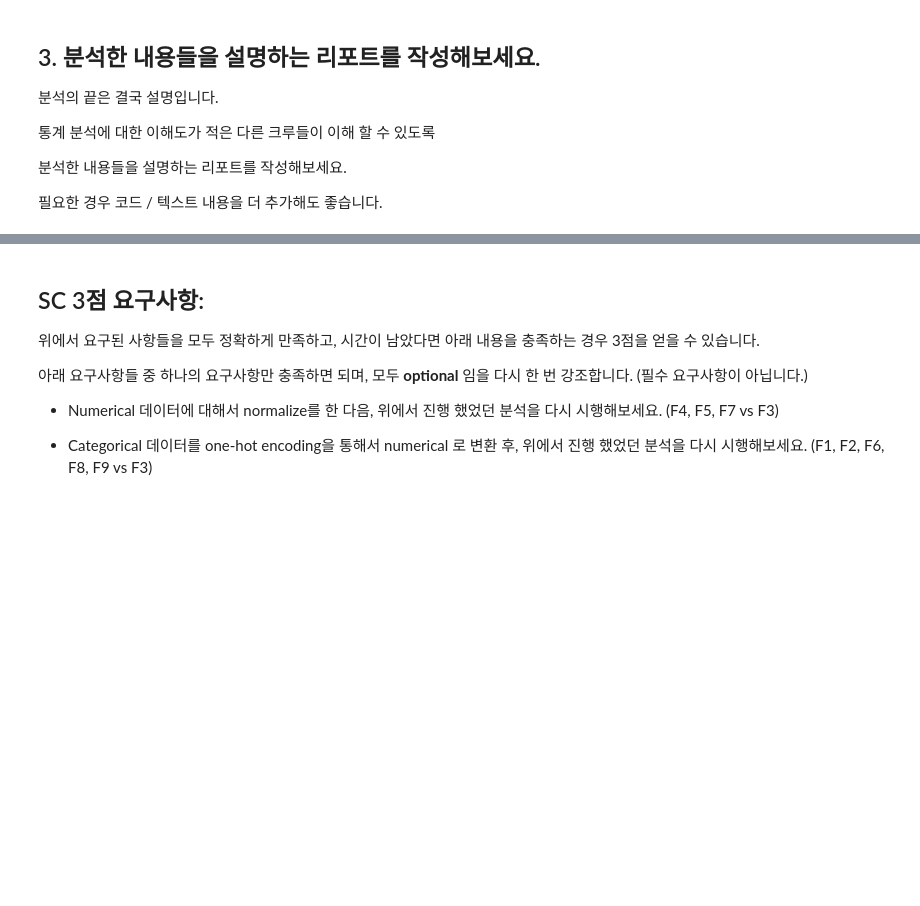
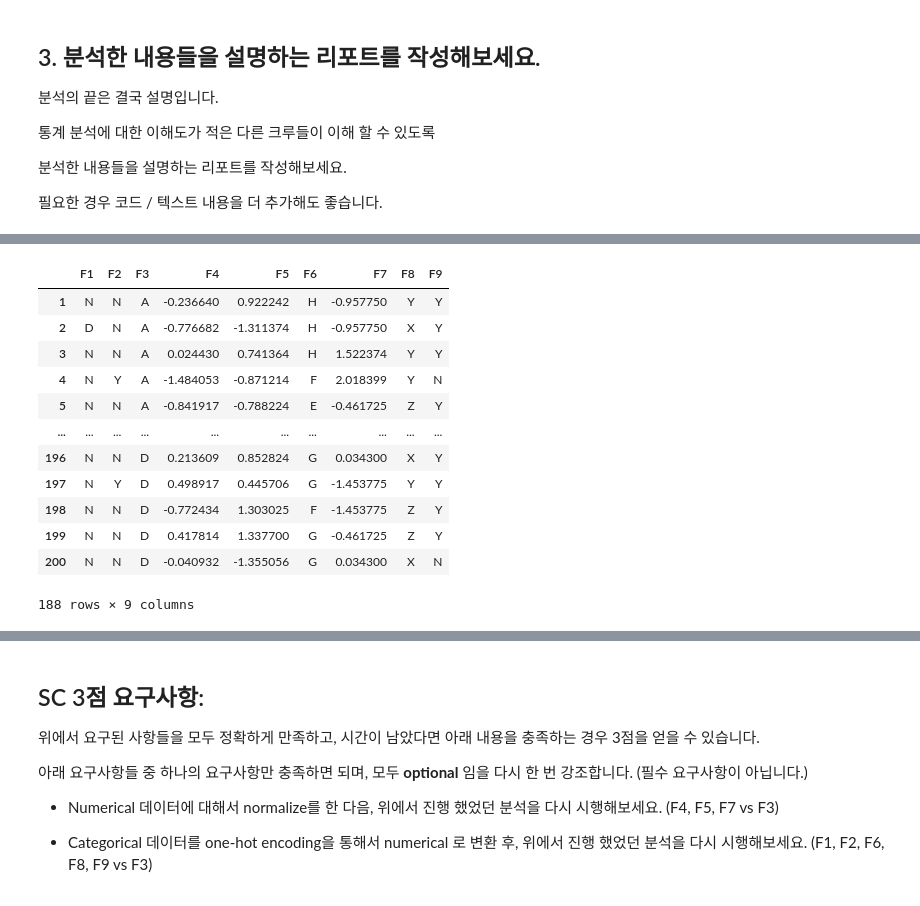
Before and after one commit to Shena2/project, a Jupyter notebook: section1/sprint challenge/ai04-sc12x-hena.ipynb, the cells around one changed output, grey strips where cells are left out. Saved outputs shown, nothing was run; the diff lists cells and outputs as text; code cells hidden in the pictures; blank space fills up the shorter version.

```diff
--- a/section1/sprint challenge/ai04-sc12x-hena.ipynb
+++ b/section1/sprint challenge/ai04-sc12x-hena.ipynb
@@ -153,0 +224,7 @@ df.groupby([df['F3'], df['F6']]).mean()
+# %%
+from sklearn.preprocessing import StandardScaler
+
+sc = StandardScaler()
+sc.fit_transform(df[['F4','F5','F7']])
+
+df.head()
@@ -153,0 +238,23 @@ df.groupby([df['F3'], df['F6']]).mean()
+# %%
+numerical = ['F4', 'F5', 'F7']
+x = df[numerical].values
+x_scaled = sc.fit_transform(x)
+
+df_temp = pd.DataFrame(x_scaled, columns=numerical, index = df.index)
+df[numerical] = df_temp
+
+df
+# %% [output]
+|  | F1 | F2 | F3 | F4 | F5 | F6 | F7 | F8 | F9 |
+| 1 | N | N | A | -0.236640 | 0.922242 | H | -0.957750 | Y | Y |
+| 2 | D | N | A | -0.776682 | -1.311374 | H | -0.957750 | X | Y |
+| 3 | N | N | A | 0.024430 | 0.741364 | H | 1.522374 | Y | Y |
+| 4 | N | Y | A | -1.484053 | -0.871214 | F | 2.018399 | Y | N |
+| 5 | N | N | A | -0.841917 | -0.788224 | E | -0.461725 | Z | Y |
+| ... | ... | ... | ... | ... | ... | ... | ... | ... | ... |
+| 196 | N | N | D | 0.213609 | 0.852824 | G | 0.034300 | X | Y |
+| 197 | N | Y | D | 0.498917 | 0.445706 | G | -1.453775 | Y | Y |
+| 198 | N | N | D | -0.772434 | 1.303025 | F | -1.453775 | Z | Y |
+| 199 | N | N | D | 0.417814 | 1.337700 | G | -0.461725 | Z | Y |
+| 200 | N | N | D | -0.040932 | -1.355056 | G | 0.034300 | X | N |
+188 rows × 9 columns
```
Also changed, not shown: parts of 18 cells of this notebook.
